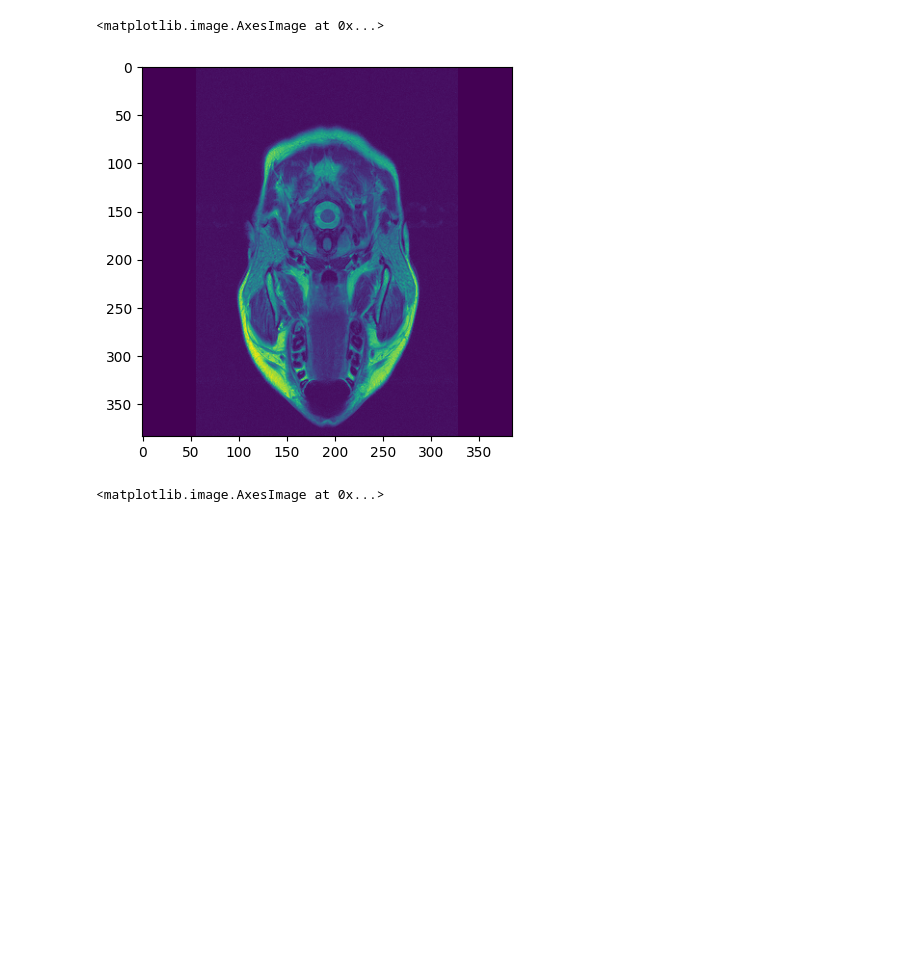
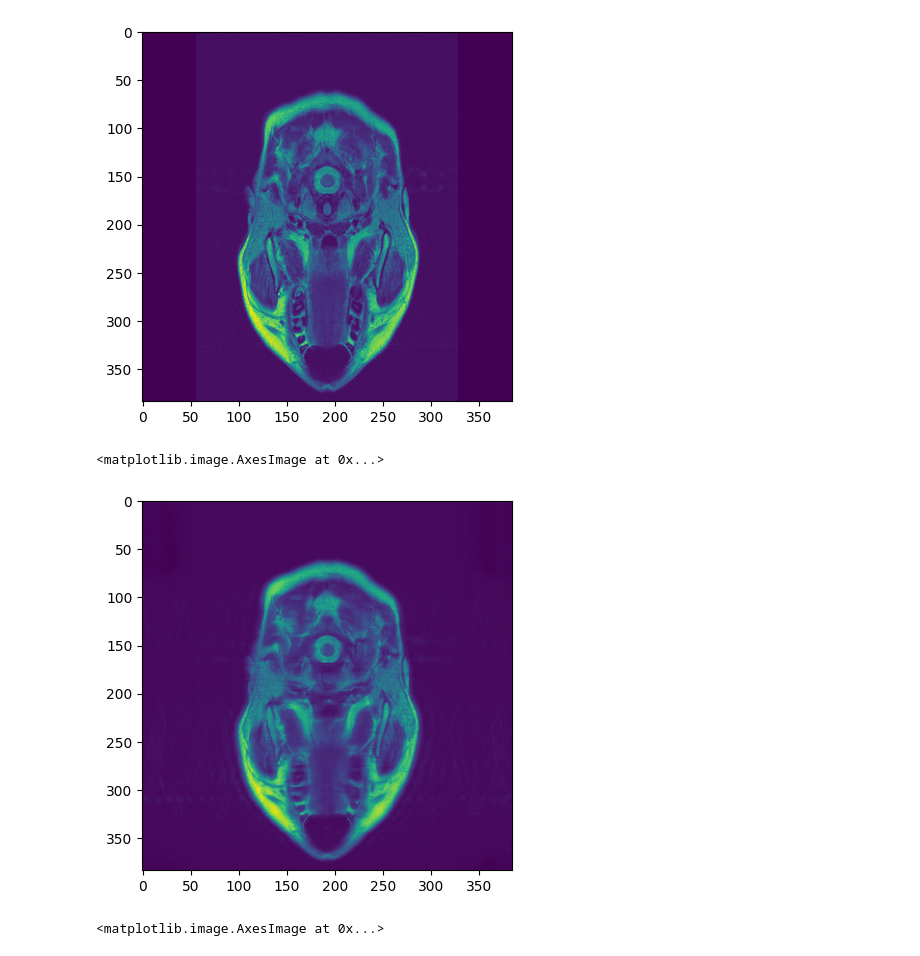
Before and after one commit to slowGPU/burning_gpu, a Jupyter notebook: 02_Dataset_EDA.ipynb, the cells around one changed output. Cells and saved outputs as stored; diff of their text form; code cells hidden in the pictures; blank space fills up the shorter version.

```diff
--- a/02_Dataset_EDA.ipynb
+++ b/02_Dataset_EDA.ipynb
@@ -1,5 +1,7 @@
 # %%
+HASH = "2afc06da58224c798b8f8c9969e696eb"
 img_path = '/home/Data/leaderboard/acc9/image'
+reconstruction_path = f'reconstructions/{HASH}/private'
 # %%
 import os
 import h5py
@@ -7,15 +9,21 @@ import matplotlib.pyplot as plt
 # %%
 file_list = os.listdir(img_path)
 h5py_file = h5py.File(os.path.join(img_path, file_list[0]), 'r')
+reconstrucion_file_list = os.listdir(reconstruction_path)
+reconstruction_file = h5py.File(os.path.join(reconstruction_path, reconstrucion_file_list[0]))
 # %%
 grappa = h5py_file["image_grappa"]
 input_image = h5py_file["image_input"]
 gt_image = h5py_file["image_label"]
+reconstruction = reconstruction_file["reconstruction"]
 # %%
 plt.imshow(gt_image[0, :, :])
+plt.show()
+plt.imshow(reconstruction[0, :, :])
 # %% [output]
+[figure]
 <matplotlib.image.AxesImage at 0x...>
-[figure]
+[figure, added]
 # %%
 plt.imshow(input_image[0, :, :])
 # %% [output]
```
Also changed, not shown: parts of 1 cell of this notebook, 4 other files.
